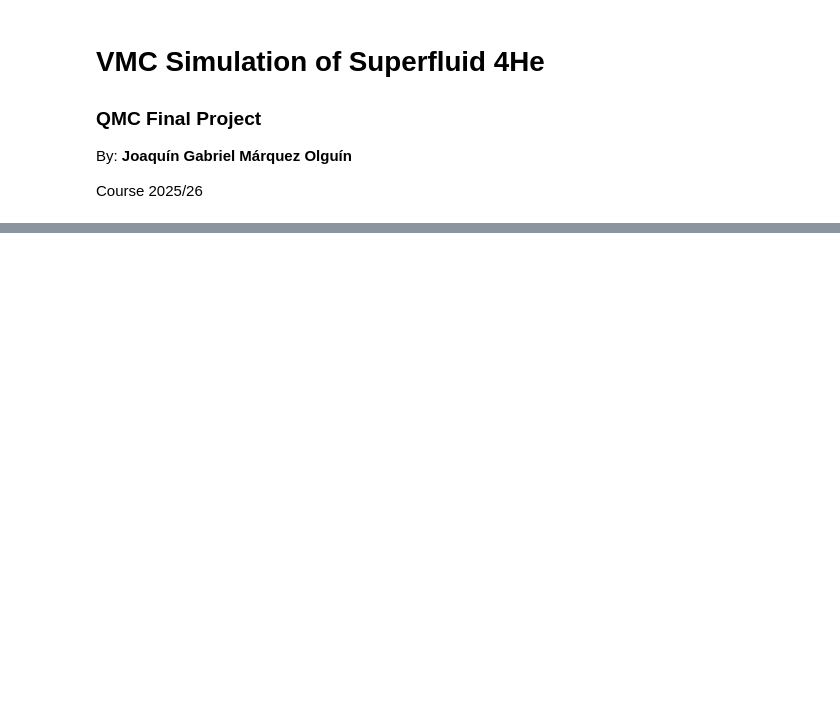
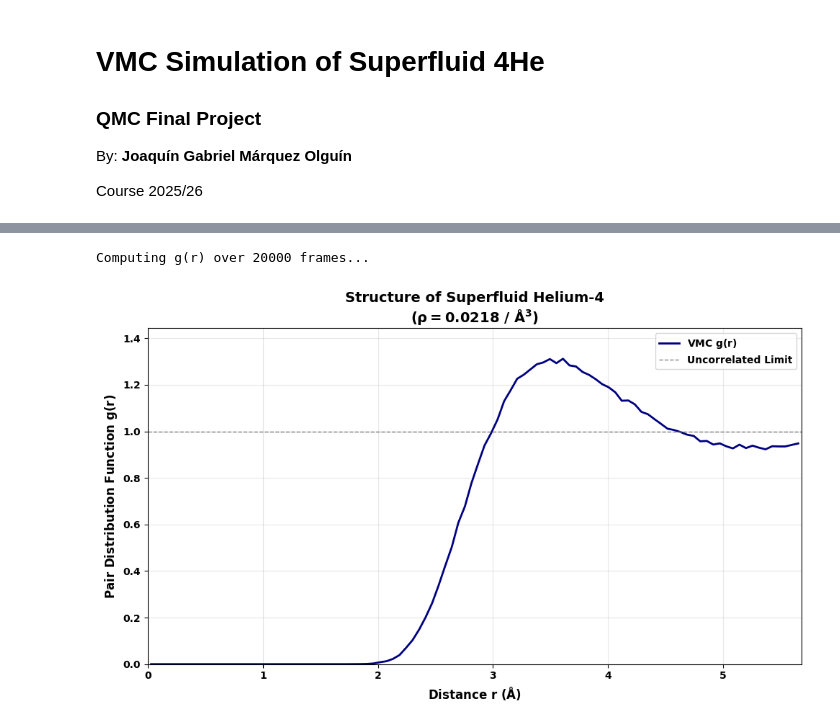
Before and after one commit to jmarquezol/QuantumMaster, a Jupyter notebook: QMC/QMCProject.ipynb, the cells around one changed output, grey strips where cells are left out. Cells and saved outputs as stored; diff of their text form; code cells hidden in the pictures; blank space fills up the shorter version.

```diff
--- a/QMC/QMCProject.ipynb
+++ b/QMC/QMCProject.ipynb
@@ -454,0 +641,28 @@ The compiler failed to analyze the bytecode. Variable 'kinetic_part_laplacian' i
+# %%
+L_BOX = (N_PARTICLES / RHO_HE)**(1.0/3.0)
+
+print(f"Computing g(r) over {len(final_positions)} frames...")
+r_bins, gr_values = compute_gr(final_positions, L_BOX, N_PARTICLES, n_bins=100)
+
+plt.figure(figsize=(10, 6))
+
+# Main Plot
+plt.plot(r_bins, gr_values, color='navy', linewidth=2, label='VMC $g(r)$')
+
+# Guide (Ideal Gas = 1.0)
+plt.axhline(1.0, color='gray', linestyle='--', linewidth=1, label='Uncorrelated Limit')
+
+# Formatting
+plt.xlabel('Distance $r$ (Å)', fontsize=12)
+plt.ylabel('Pair Distribution Function $g(r)$', fontsize=12)
+plt.title(f'Structure of Superfluid Helium-4\n($\\rho = {RHO_HE}$ / Å$^{3}$)', fontsize=14)
+plt.legend()
+plt.grid(True, alpha=0.3)
+plt.xlim(0, L_BOX/2.0)
+plt.ylim(0, max(gr_values)*1.1)
+
+plt.tight_layout()
+plt.show()
+# %% [output]
+Computing g(r) over 20000 frames...
+[figure, added]
```
Also changed, not shown: parts of 13 cells of this notebook, 1 other file.
